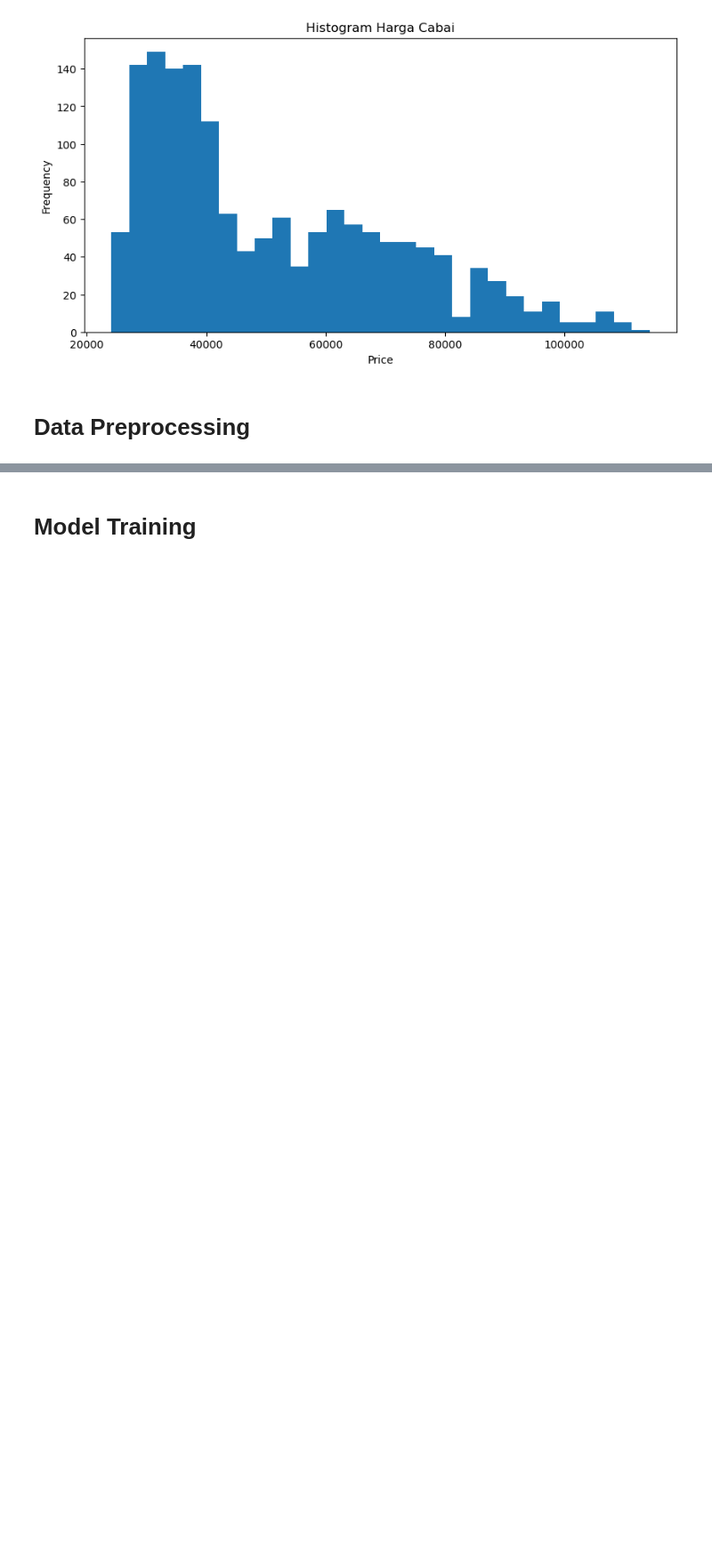
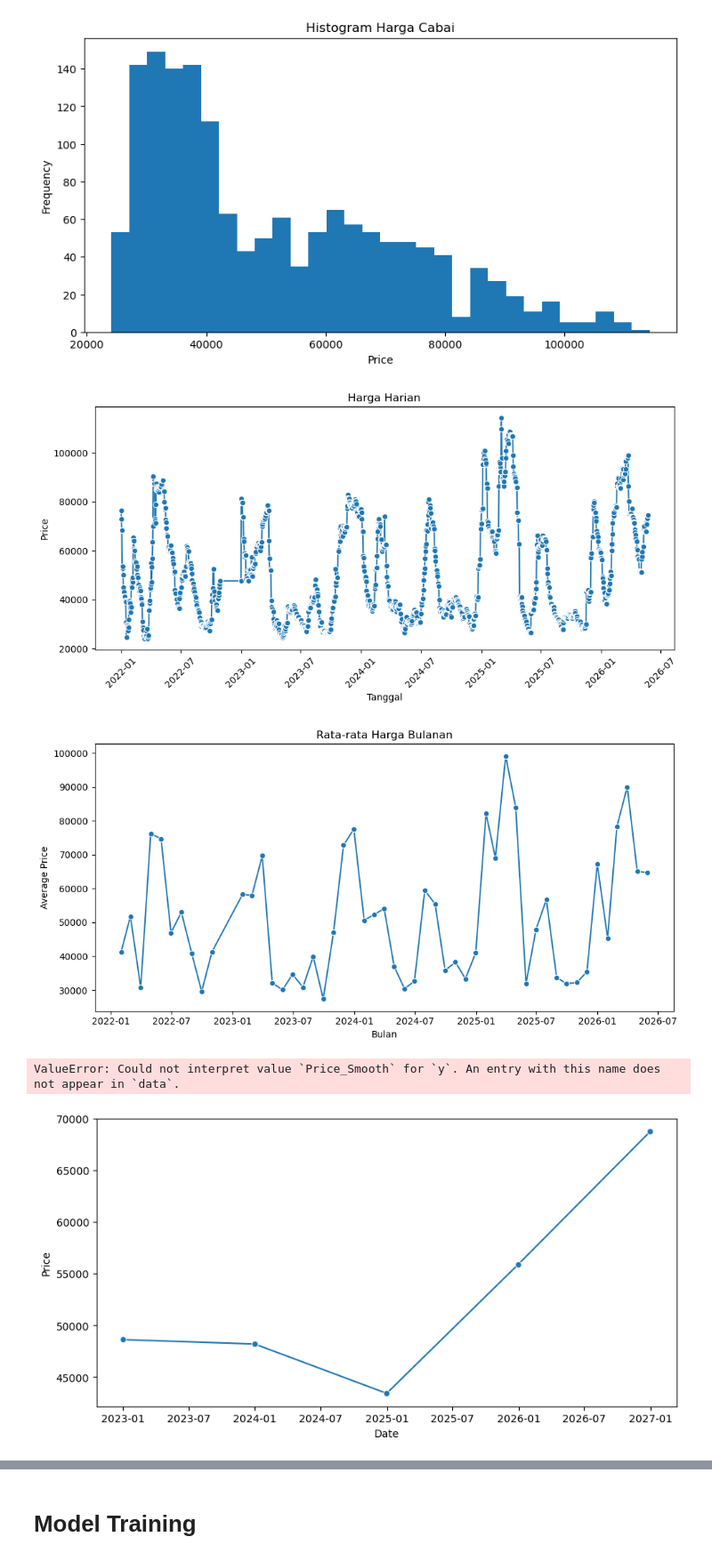
Before and after one commit to Sands225/Chili-Price-Prediction, a Jupyter notebook: chili_prediction.ipynb, the cells around one changed output, grey strips where cells are left out. Shown at 89% size. Drawn from its saved outputs; the diff is of its cells as text; code cells hidden in the pictures; blank space fills up the shorter version.

```diff
--- a/chili_prediction.ipynb
+++ b/chili_prediction.ipynb
@@ -30,0 +23,8 @@ memory usage: 25.2+ KB
+# %%
+chili_df['Date'] = pd.to_datetime(
+    chili_df['Date'],
+    format='%d/%m/%Y',
+    errors='coerce'
+)
+
+chili_df = chili_df.sort_values('Date').reset_index(drop=True)
@@ -156,22 +172,15 @@ plt.ylabel("Frequency")
 plt.show()
 # %% [output]
 [figure]
-# %% [markdown]
-# Data Preprocessing
 # %%
-# Preprocessing
-chili_df['Date'] = pd.to_datetime(chili_df['Date'], format='%d/%m/%Y')
-chili_df['Price'] = chili_df['Price'].interpolate(method='linear')
-
 # Outlier Handling
-chili_df['Price_Smooth'] = chili_df['Price'].rolling(3).mean()
+# chili_df['Price_Smooth'] = chili_df['Price'].rolling(3).mean()
 
 # =========================
 # PLOT HARIAN
 # =========================
 plt.figure(figsize=(10,5))
 sns.lineplot(data=chili_df, x='Date', y='Price', marker='o')
-sns.lineplot(data=chili_df, x='Date', y='Price_Smooth', marker='s')
 
 plt.title('Harga Harian')
 plt.xlabel('Tanggal')
@@ -184,34 +193,38 @@ plt.show()
 # =========================
 # RESAMPLE BULANAN
 # =========================
 monthly = chili_df.resample('M', on='Date').mean(numeric_only=True)
 
 plt.figure(figsize=(10,5))
 sns.lineplot(data=monthly, x=monthly.index, y='Price', marker='o')
-sns.lineplot(data=monthly, x=monthly.index, y='Price_Smooth', marker='s')
 
 plt.title('Rata-rata Harga Bulanan')
 plt.xlabel('Bulan')
 plt.ylabel('Average Price')
 
 plt.tight_layout()
 plt.show()
 
 # =========================
 # RESAMPLE TAHUNAN
 # =========================
 yearly = chili_df.resample('Y', on='Date').mean(numeric_only=True)
 
 plt.figure(figsize=(10,5))
 sns.lineplot(data=yearly, x=yearly.index, y='Price', marker='o')
 sns.lineplot(data=yearly, x=yearly.index, y='Price_Smooth', marker='s')
 
 plt.title('Rata-rata Harga Tahunan')
 plt.xlabel('Tahun')
 plt.ylabel('Average Price')
 
 plt.tight_layout()
 plt.show()
+# %% [output]
+[figure, added]
+[figure, added]
+ValueError: Could not interpret value `Price_Smooth` for `y`. An entry with this name does not appear in `data`.
+[figure, added]
 # %%
 # AMBIL TAHUN DAN BULAN
 chili_df['Year'] = chili_df['Date'].dt.year
```
Also changed, not shown: parts of 27 cells of this notebook.
